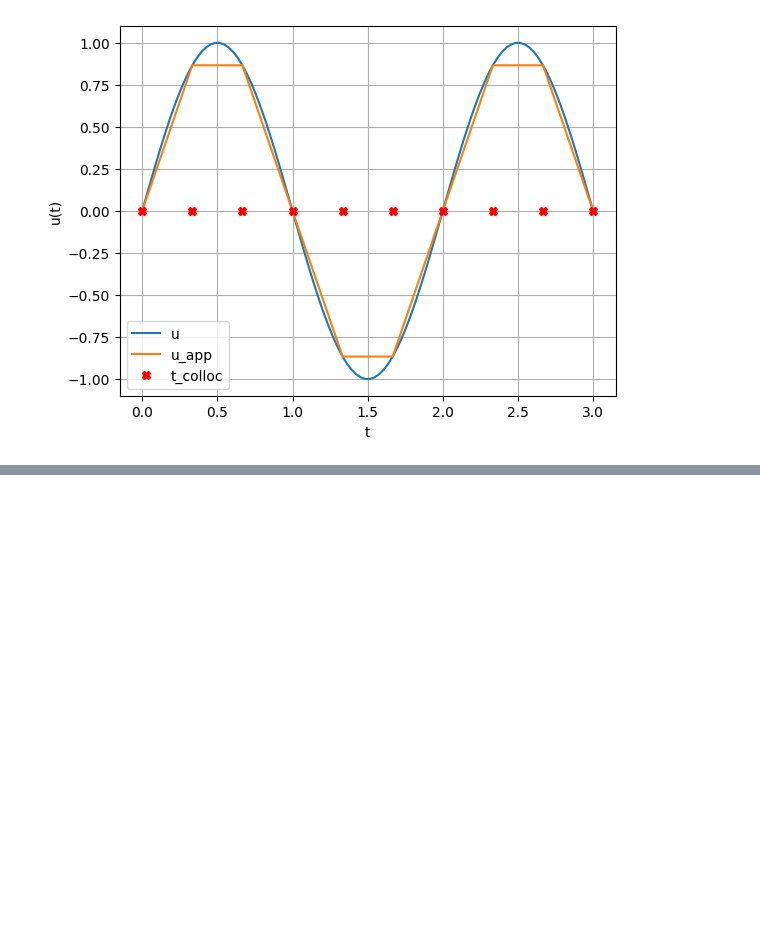
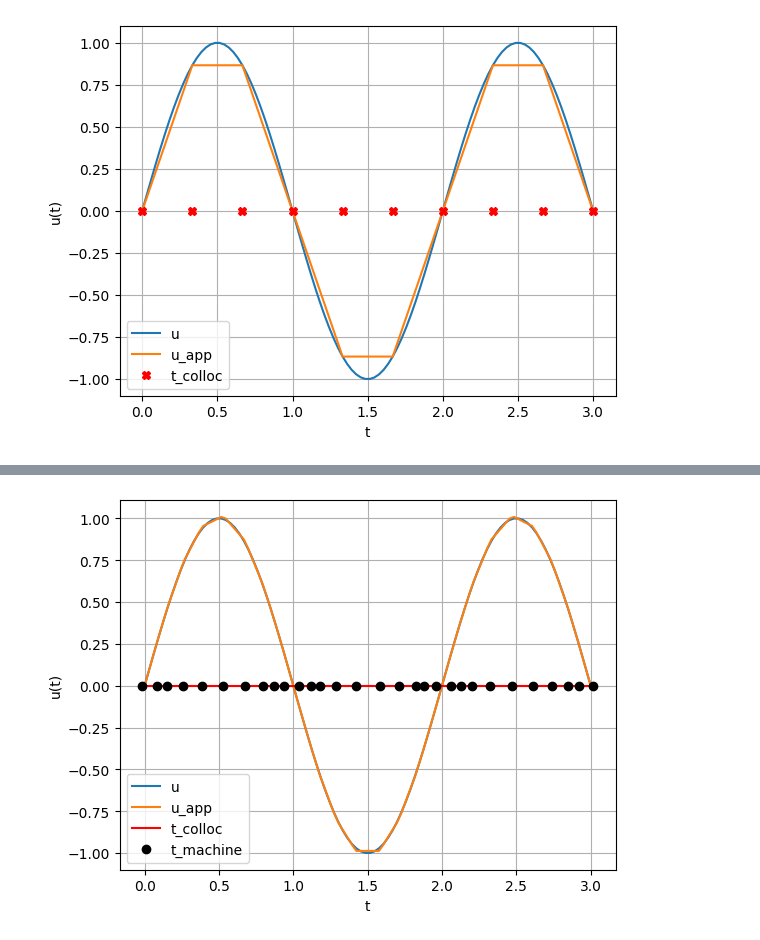
Before and after one commit to beckerrh/Machines-Et-Co, a Jupyter notebook: Cours/Exercices/splines.ipynb, the cells around one changed output, grey strips where cells are left out. Drawn from its saved outputs; the diff is of its cells as text; code cells hidden in the pictures; blank space fills up the shorter version.

```diff
--- a/Cours/Exercices/splines.ipynb
+++ b/Cours/Exercices/splines.ipynb
@@ -109,0 +147,69 @@ Epoch      90, Loss: 9.370e-10
+# %%
+import jaxopt
+
+t0, t1, n_colloc, n_machine = 0, 3, 100, 30
+t_colloc = np.linspace(t0, t1, n_colloc)
+
+def u(t):
+    return np.sin(np.pi * t)
+
+def relu_hat_basis(t, t_machine):
+    t_machine = jnp.sort(t_machine)
+    n_machine = len(t_machine)
+
+    # Ghost points
+    t_left = t_machine[0] - (t_machine[1]-t_machine[0])
+    t_right = t_machine[-1] + (t_machine[-1]-t_machine[-2])
+    t_full = jnp.concatenate([jnp.array([t_left]), t_machine, jnp.array([t_right])])
+
+    dt = t_full[1:] - t_full[:-1]
+    dtinv = 1.0 / dt
+
+    # Make alpha, beta, gamma exactly length n_machine
+    alpha = dtinv[1:1+n_machine]   # slice of length 10
+    gamma = dtinv[0:n_machine]     # slice of length 10
+    beta = -alpha - gamma
+
+    W = jnp.ones(len(t_full))
+    b = -t_full
+
+    y = jnp.maximum(0.0, W[:, None] * t[None,:] + b[:, None])
+
+    # Now all slices have length n_machine
+    phi = alpha[:, None] * y[2:2+n_machine,:] \
+        + beta[:, None] * y[1:1+n_machine,:] \
+        + gamma[:, None] * y[0:0+n_machine,:]
+
+    return phi   # shape (n_machine, len(t))
+def model(params, t):
+    phi = relu_hat_basis(t, params["t_machine"])   # (n_machine, n_points)
+    return jnp.dot(params["weights"], phi)
+
+def loss(params):
+    res = model(params, t_colloc) - u(t_colloc)
+    return jnp.mean(res**2)
+
+params = {
+    "weights": jnp.zeros(n_machine),
+    "t_machine": jnp.linspace(0, 3, n_machine)     # trainable mesh!
+}
+
+solver = jaxopt.LBFGS(fun=loss, maxiter=200, tol=1e-8)
+res = solver.run(params)
+params = res.params
+print("Final Loss:", res.state.value)
+print("Optimized weights:", params["weights"])
+print("Optimized machine points:", params["t_machine"])
+
+
+t_plot = np.linspace(t0, t1, 100)
+plt.plot(t_plot, u(t_plot), label='u')
+plt.plot(t_plot, np.array(model(params, t_plot)), label='u_app')
+plt.plot(t_colloc, np.zeros_like(t_colloc), '-r', label='t_colloc')
+plt.plot( params["t_machine"], np.zeros_like( params["t_machine"]), 'ok', label='t_machine')
+plt.legend()
+plt.xlabel("t")
+plt.ylabel("u(t)")
+plt.grid(True)
+plt.show()
+# %% [output]
@@ -109,0 +227 @@ Epoch      90, Loss: 9.370e-10
+[figure, added]
```
Also changed, not shown: parts of 5 cells of this notebook.
